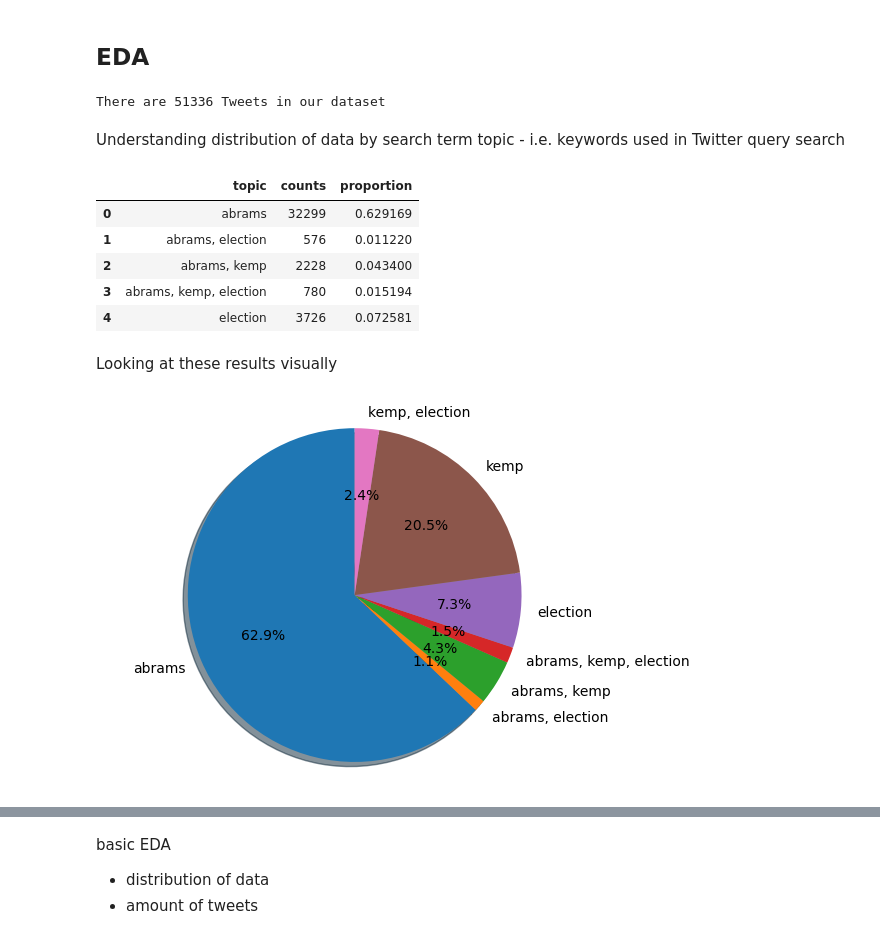
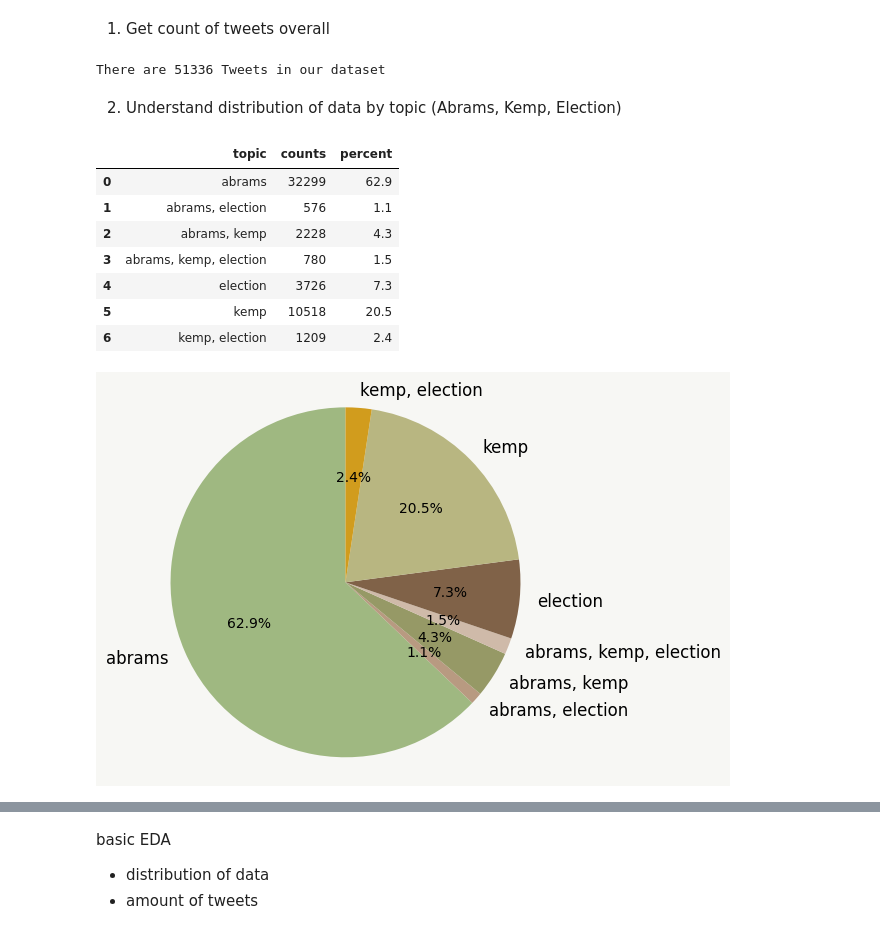
Before and after one commit to monroefarris/anly580_final_project, a Jupyter notebook: Analysis_Code/volumetric.ipynb, the cells around one changed output, grey strips where cells are left out. Drawn from its saved outputs; the diff is of its cells as text; code cells hidden in the pictures.

```diff
--- a/Analysis_Code/volumetric.ipynb
+++ b/Analysis_Code/volumetric.ipynb
@@ -0,0 +51,6 @@
+# %%
+# Read in data
+data = pd.read_csv('./cleaned_tweet_data.csv')
+
+# View first few rows of data
+data.head(2)
@@ -12,6 +62,0 @@ Reading in the Data
-# %%
-# Read in data
-data = pd.read_csv('./Data/all_data.csv')
-
-# Understand output of data
-data.head(2)
@@ -43,38 +63,42 @@ data['cleaned_text'] = train_sentences
-# %% [markdown]
-## EDA
+# %% [markdown]
+1. Get count of tweets overall
 # %%
 print("There are {} Tweets in our dataset".format(len(data)))
 # %% [output]
 There are 51336 Tweets in our dataset
-# %% [markdown]
-Understanding distribution of data by search term topic - i.e. keywords used in Twitter query search
+# %% [markdown]
+2. Understand distribution of data by topic (Abrams, Kemp, Election)
 # %%
-# grouping by search term topic (combo of kemp, abrams, or election)
-topic_counts = data.groupby('topic_y').count() \
-                    .reset_index() \
-                    .rename(columns = {'topic_y': 'topic', 'Unnamed: 0': 'counts'})
+# Group by search term topic (combo of kemp, abrams, or election)
+topic_counts = pd.DataFrame(data.groupby(['topic'])['topic'].count())
+topic_counts.columns = ['counts']
+topic_counts.reset_index(inplace=True)
 
-topic_counts = topic_counts[['topic', 'counts']]
+# Get proportions of data represented by each search topic
+topic_counts['percent'] = round(topic_counts['counts'] / sum(topic_counts['counts']) * 100,1)
 
-# getting proportions of data represented by each search topic
-topic_counts['proportion'] = topic_counts['counts'] / sum(topic_counts['counts'])
-
-topic_counts.head()
+# View results
+topic_counts
 # %% [output]
-|  | topic | counts | proportion |
-| 0 | abrams | 32299 | 0.629169 |
-| 1 | abrams, election | 576 | 0.011220 |
-| 2 | abrams, kemp | 2228 | 0.043400 |
-| 3 | abrams, kemp, election | 780 | 0.015194 |
-| 4 | election | 3726 | 0.072581 |
+|  | topic | counts | percent |
+| 0 | abrams | 32299 | 62.9 |
+| 1 | abrams, election | 576 | 1.1 |
+| 2 | abrams, kemp | 2228 | 4.3 |
+| 3 | abrams, kemp, election | 780 | 1.5 |
+| 4 | election | 3726 | 7.3 |
+| 5 | kemp | 10518 | 20.5 |
+| 6 | kemp, election | 1209 | 2.4 |
-# %% [markdown]
-Looking at these results visually
 # %%
-fig1, ax1 = plt.subplots()
-ax1.pie(topic_counts['proportion'], labels = topic_counts['topic'], autopct='%1.1f%%',
-        shadow=True, startangle=90)
-ax1.axis('equal')
-
+# Plot the results
+fig, ax = plt.subplots(1, 1, figsize=(5, 5))
+ax.pie(topic_counts['percent'],
+       labels=topic_counts['topic'],
+       autopct='%1.1f%%',
+       shadow=False,
+       startangle=90,
+       colors=[color1, color2, color8, color4, color5, color6, color7])
+ax.axis('equal')
+plt.savefig('../Visualizations/vol_topic_dist_pie')
 plt.show()
 # %% [output]
-[figure, old version]
+[figure, new version]
```
Also changed, not shown: parts of 20 cells of this notebook, 2 other files.
